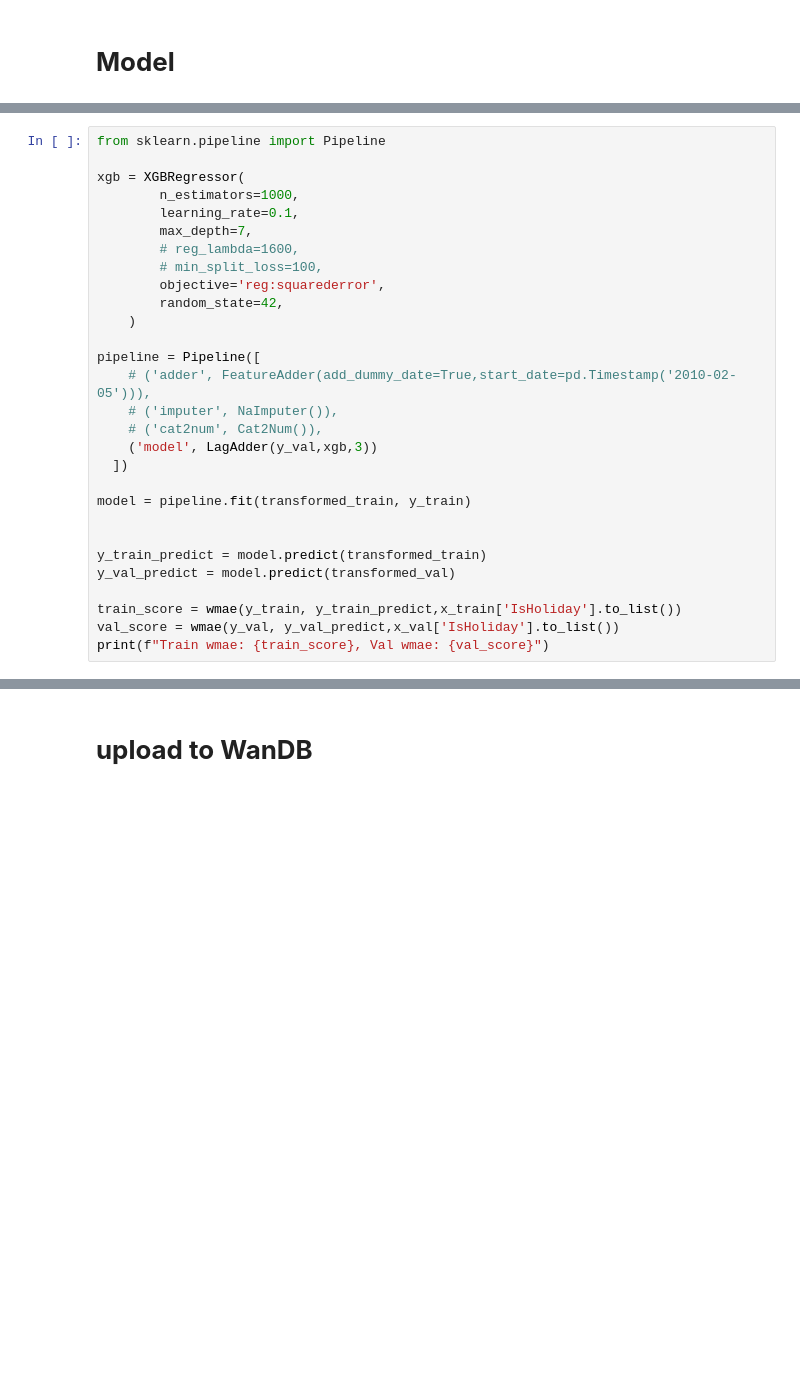
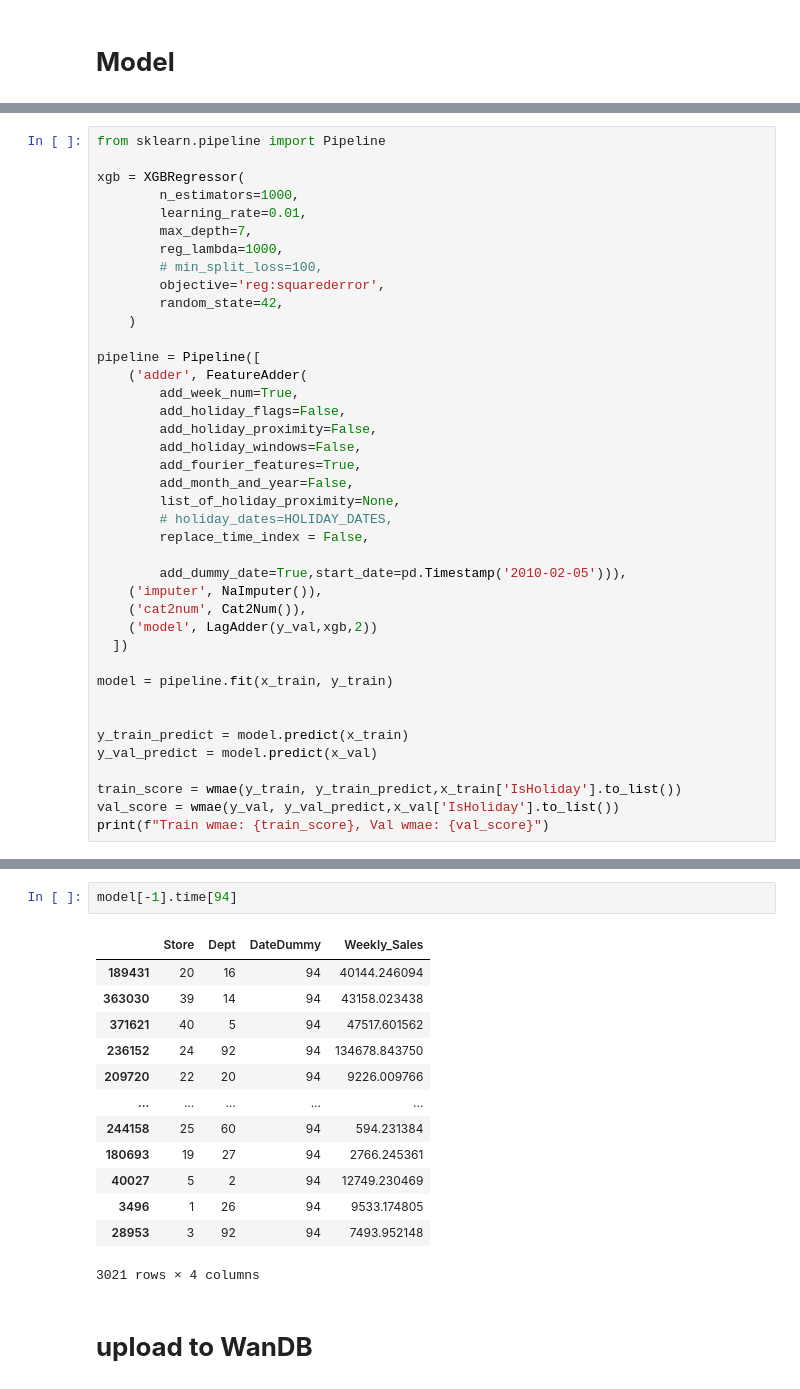
Before and after one commit to azhgh22/Walmart-Recruiting-Store-Sales-Forecasting, a Jupyter notebook: notebooks/xgboost_base_model.ipynb, the cells around one changed output, grey strips where cells are left out. Cells and saved outputs as stored; diff of their text form; blank space fills up the shorter version.

```diff
--- a/notebooks/xgboost_base_model.ipynb
+++ b/notebooks/xgboost_base_model.ipynb
@@ -356,26 +373,37 @@ from sklearn.pipeline import Pipeline
 
 xgb = XGBRegressor(
         n_estimators=1000,
-        learning_rate=0.1,
+        learning_rate=0.01,
         max_depth=7,
-        # reg_lambda=1600,
+        reg_lambda=1000,
         # min_split_loss=100,
         objective='reg:squarederror',
         random_state=42,
     )
 
 pipeline = Pipeline([
-    # ('adder', FeatureAdder(add_dummy_date=True,start_date=pd.Timestamp('2010-02-05'))),
-    # ('imputer', NaImputer()),
-    # ('cat2num', Cat2Num()),
-    ('model', LagAdder(y_val,xgb,3))
+    ('adder', FeatureAdder(
+        add_week_num=True,
+        add_holiday_flags=False,
+        add_holiday_proximity=False,
+        add_holiday_windows=False,
+        add_fourier_features=True,
+        add_month_and_year=False,
+        list_of_holiday_proximity=None,
+        # holiday_dates=HOLIDAY_DATES,
+        replace_time_index = False,
+
+        add_dummy_date=True,start_date=pd.Timestamp('2010-02-05'))),
+    ('imputer', NaImputer()),
+    ('cat2num', Cat2Num()),
+    ('model', LagAdder(y_val,xgb,2))
   ])
 
-model = pipeline.fit(transformed_train, y_train)
+model = pipeline.fit(x_train, y_train)
 
 
-y_train_predict = model.predict(transformed_train)
-y_val_predict = model.predict(transformed_val)
+y_train_predict = model.predict(x_train)
+y_val_predict = model.predict(x_val)
 
 train_score = wmae(y_train, y_train_predict,x_train['IsHoliday'].to_list())
 val_score = wmae(y_val, y_val_predict,x_val['IsHoliday'].to_list())
@@ -387,3 +416,19 @@ Train wmae: 2393.46395790019, Val wmae: 3062.442065819097
+# %%
+model[-1].time[94]
+# %% [output]
+|  | Store | Dept | DateDummy | Weekly_Sales |
+| 189431 | 20 | 16 | 94 | 40144.246094 |
+| 363030 | 39 | 14 | 94 | 43158.023438 |
+| 371621 | 40 | 5 | 94 | 47517.601562 |
+| 236152 | 24 | 92 | 94 | 134678.843750 |
+| 209720 | 22 | 20 | 94 | 9226.009766 |
+| ... | ... | ... | ... | ... |
+| 244158 | 25 | 60 | 94 | 594.231384 |
+| 180693 | 19 | 27 | 94 | 2766.245361 |
+| 40027 | 5 | 2 | 94 | 12749.230469 |
+| 3496 | 1 | 26 | 94 | 9533.174805 |
+| 28953 | 3 | 92 | 94 | 7493.952148 |
+3021 rows × 4 columns
 # %% [markdown]
 # **upload to WanDB**
 # %%
```
Also changed, not shown: parts of 21 cells of this notebook.
